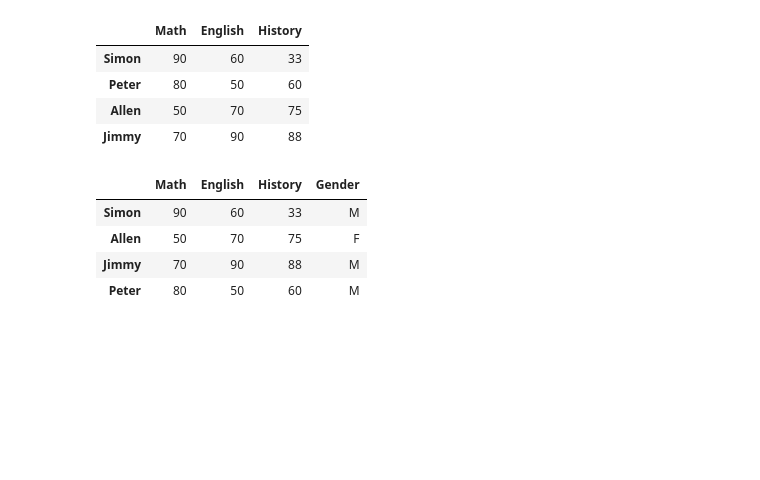
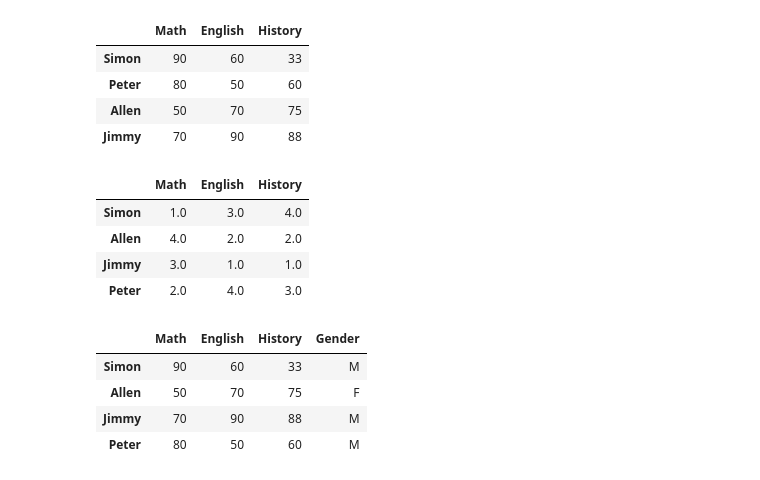
Before and after one commit to keating-huang/APPLICATIONS-OF-MACHINE-LEARNING-TO-ECONOMICS-AND-FINANCE, a Jupyter notebook: L3_0317_09370081.ipynb, the cells around one changed output. Saved outputs shown, nothing was run; the diff lists cells and outputs as text; code cells hidden in the pictures; blank space fills up the shorter version.

```diff
--- a/L3_0317_09370081.ipynb
+++ b/L3_0317_09370081.ipynb
@@ -356,6 +381,14 @@ df.sort_values(by='History')
 | Peter | 80 | 50 | 60 |
 | Allen | 50 | 70 | 75 |
 | Jimmy | 70 | 90 | 88 |
+# %%
+df.rank(ascending=False)
+# %% [output]
+|  | Math | English | History |
+| Simon | 1.0 | 3.0 | 4.0 |
+| Allen | 4.0 | 2.0 | 2.0 |
+| Jimmy | 3.0 | 1.0 | 1.0 |
+| Peter | 2.0 | 4.0 | 3.0 |
 # %%
 #新增性別資料
 df['Gender']=['M','F','M','M']
```
Also changed, not shown: parts of 20 cells of this notebook.
